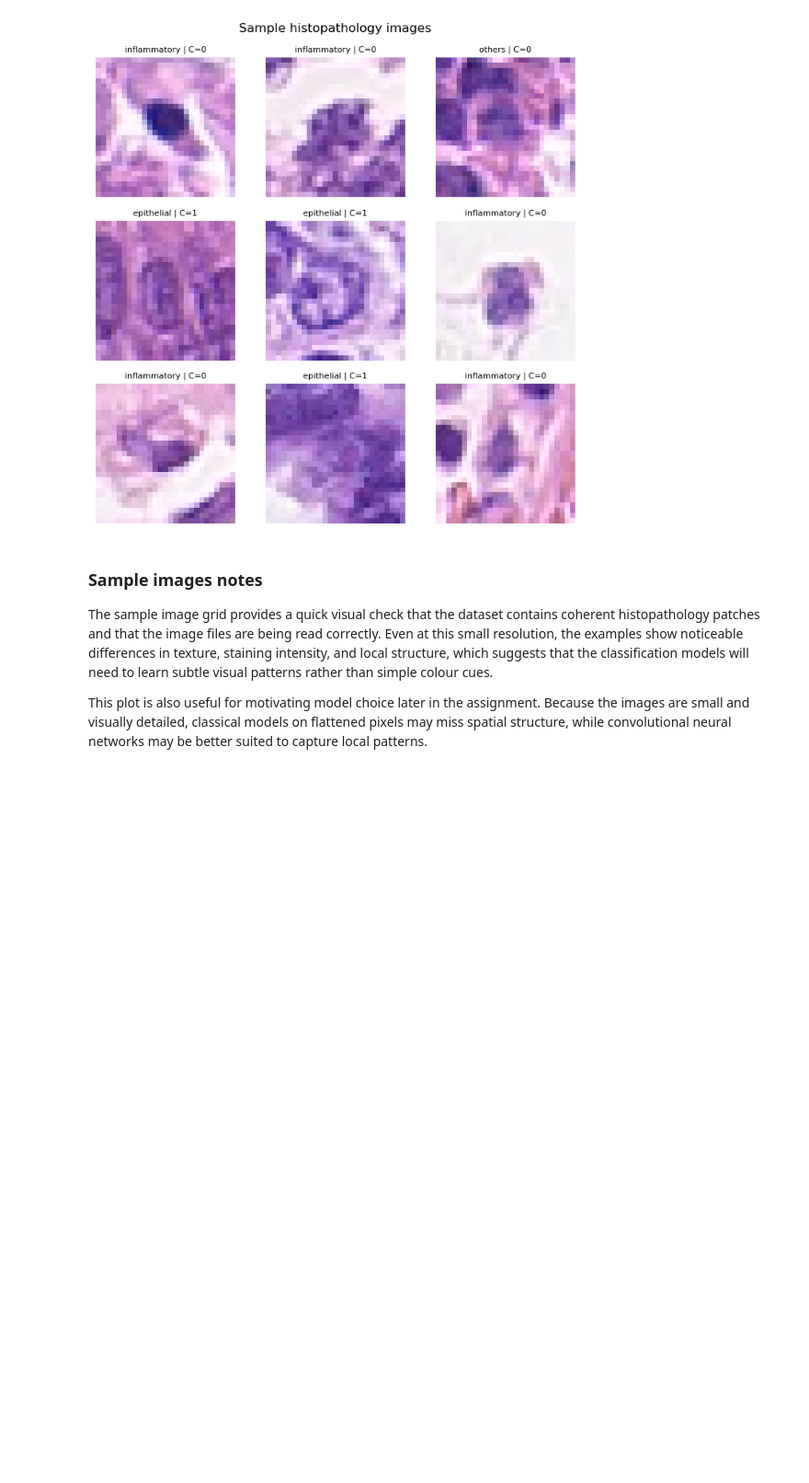
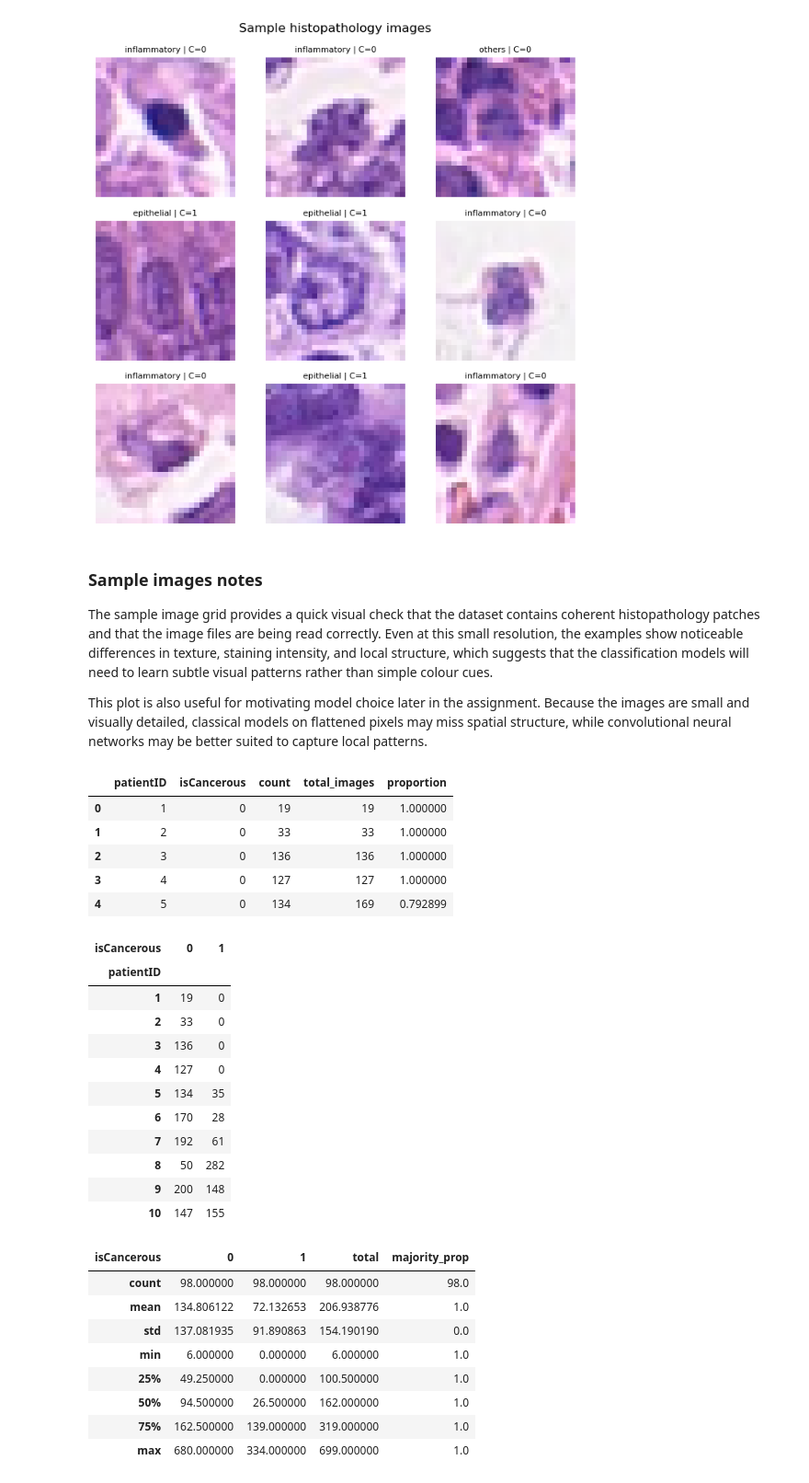
Before and after one commit to theaussiepie/Conformal-Prediction-with-ML-Workflow, a Jupyter notebook: workflow.ipynb, the cells around one changed output. Shown at 92% size. Cells and saved outputs as stored; diff of their text form; code cells hidden in the pictures; blank space fills up the shorter version.

```diff
--- a/workflow.ipynb
+++ b/workflow.ipynb
@@ -293,3 +319,55 @@ plt.show()
 The sample image grid provides a quick visual check that the dataset contains coherent histopathology patches and that the image files are being read correctly. Even at this small resolution, the examples show noticeable differences in texture, staining intensity, and local structure, which suggests that the classification models will need to learn subtle visual patterns rather than simple colour cues.
 
 This plot is also useful for motivating model choice later in the assignment. Because the images are small and visually detailed, classical models on flattened pixels may miss spatial structure, while convolutional neural networks may be better suited to capture local patterns.
+# %%
+# Class-by-patient check for cancer task
+patient_cancer = (
+    all_cancer
+    .groupby(["patientID", "isCancerous"])
+    .size()
+    .reset_index(name="count")
+)
+
+patient_totals = all_cancer.groupby("patientID").size().reset_index(name="total_images")
+patient_cancer = patient_cancer.merge(patient_totals, on="patientID", how="left")
+patient_cancer["proportion"] = patient_cancer["count"] / patient_cancer["total_images"]
+
+display(patient_cancer.head())
+
+# pivot table for easier reading
+patient_cancer_pivot = patient_cancer.pivot(index="patientID", columns="isCancerous", values="count").fillna(0).astype(int)
+display(patient_cancer_pivot.head(10))
+
+# summary of imbalance per patient
+patient_label_summary = patient_cancer_pivot.copy()
+patient_label_summary["total"] = patient_label_summary.sum(axis=1)
+patient_label_summary["majority_prop"] = patient_label_summary.max(axis=1) / patient_label_summary["total"]
+display(patient_label_summary.describe())
+# %% [output]
+|  | patientID | isCancerous | count | total_images | proportion |
+| 0 | 1 | 0 | 19 | 19 | 1.000000 |
+| 1 | 2 | 0 | 33 | 33 | 1.000000 |
+| 2 | 3 | 0 | 136 | 136 | 1.000000 |
+| 3 | 4 | 0 | 127 | 127 | 1.000000 |
+| 4 | 5 | 0 | 134 | 169 | 0.792899 |
+| isCancerous | 0 | 1 |
+| patientID |  |  |
+| 1 | 19 | 0 |
+| 2 | 33 | 0 |
+| 3 | 136 | 0 |
+| 4 | 127 | 0 |
+| 5 | 134 | 35 |
+| 6 | 170 | 28 |
+| 7 | 192 | 61 |
+| 8 | 50 | 282 |
+| 9 | 200 | 148 |
+| 10 | 147 | 155 |
+| isCancerous | 0 | 1 | total | majority_prop |
+| count | 98.000000 | 98.000000 | 98.000000 | 98.0 |
+| mean | 134.806122 | 72.132653 | 206.938776 | 1.0 |
+| std | 137.081935 | 91.890863 | 154.190190 | 0.0 |
+| min | 6.000000 | 0.000000 | 6.000000 | 1.0 |
+| 25% | 49.250000 | 0.000000 | 100.500000 | 1.0 |
+| 50% | 94.500000 | 26.500000 | 162.000000 | 1.0 |
+| 75% | 162.500000 | 139.000000 | 319.000000 | 1.0 |
+| max | 680.000000 | 334.000000 | 699.000000 | 1.0 |
```
Also changed, not shown: parts of 10 cells of this notebook.
